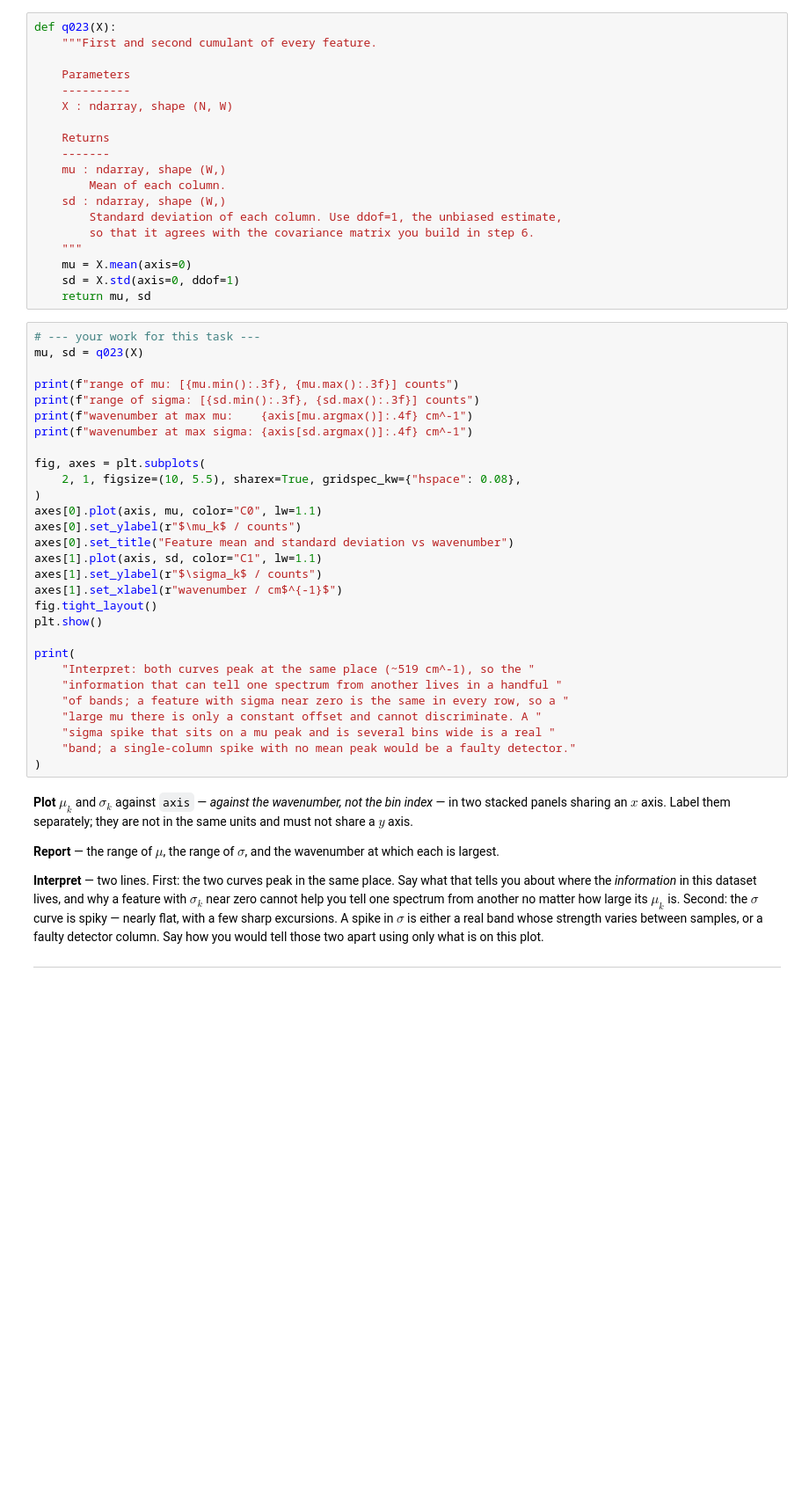
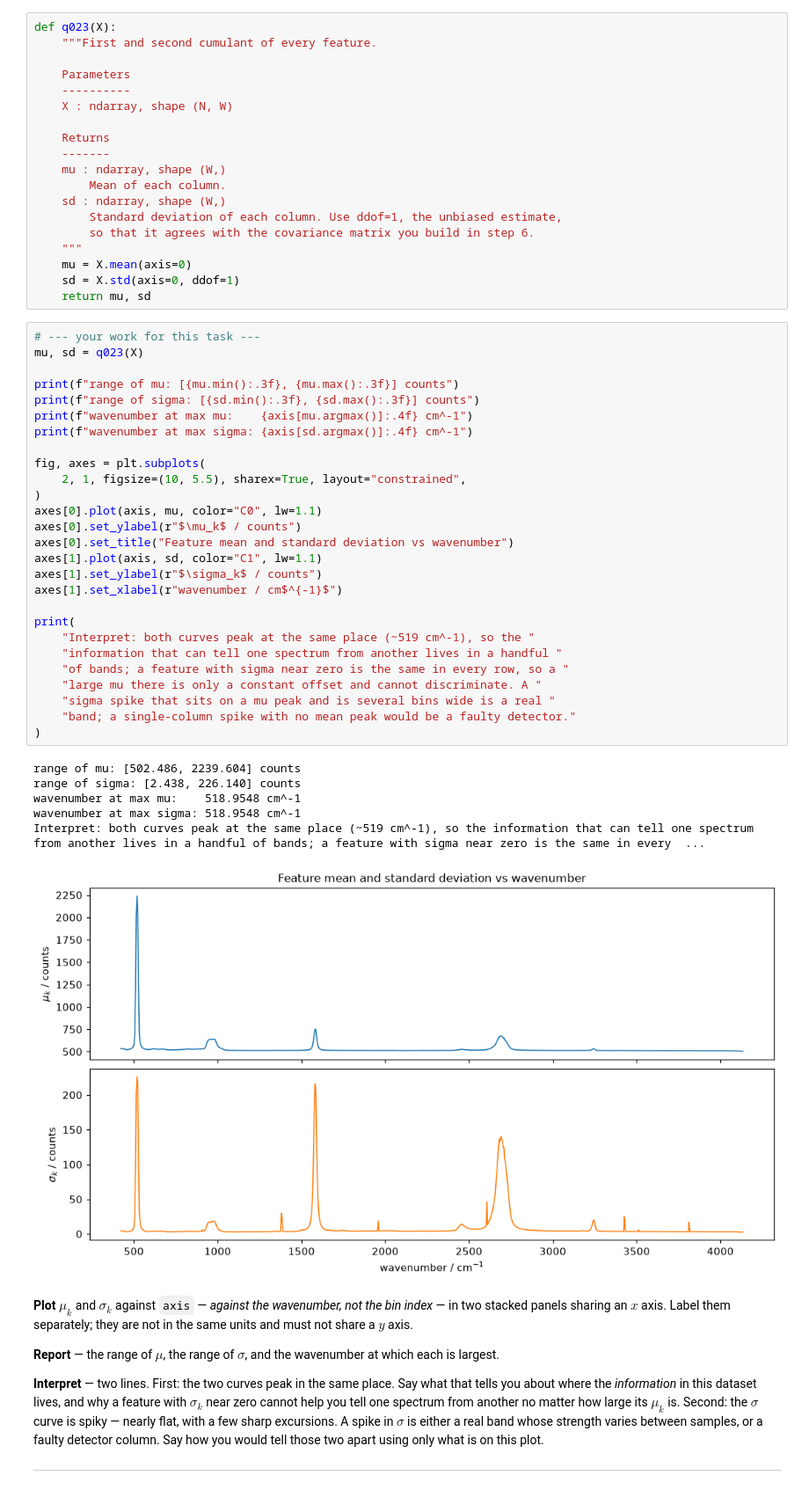
Before and after one commit to Ala-Tang/NUS_AI4S, a Jupyter notebook: AIS5102/B1W2_template.ipynb, the cells around one changed output. Shown at 88% size. Cells and saved outputs as stored; diff of their text form; blank space fills up the shorter version.

```diff
--- a/AIS5102/B1W2_template.ipynb
+++ b/AIS5102/B1W2_template.ipynb
@@ -244,32 +251,37 @@ def q023(X):
 # %%
 # --- your work for this task ---
 mu, sd = q023(X)
 
 print(f"range of mu: [{mu.min():.3f}, {mu.max():.3f}] counts")
 print(f"range of sigma: [{sd.min():.3f}, {sd.max():.3f}] counts")
 print(f"wavenumber at max mu:    {axis[mu.argmax()]:.4f} cm^-1")
 print(f"wavenumber at max sigma: {axis[sd.argmax()]:.4f} cm^-1")
 
 fig, axes = plt.subplots(
-    2, 1, figsize=(10, 5.5), sharex=True, gridspec_kw={"hspace": 0.08},
+    2, 1, figsize=(10, 5.5), sharex=True, layout="constrained",
 )
 axes[0].plot(axis, mu, color="C0", lw=1.1)
 axes[0].set_ylabel(r"$\mu_k$ / counts")
 axes[0].set_title("Feature mean and standard deviation vs wavenumber")
 axes[1].plot(axis, sd, color="C1", lw=1.1)
 axes[1].set_ylabel(r"$\sigma_k$ / counts")
 axes[1].set_xlabel(r"wavenumber / cm$^{-1}$")
-fig.tight_layout()
-plt.show()
 
 print(
     "Interpret: both curves peak at the same place (~519 cm^-1), so the "
     "information that can tell one spectrum from another lives in a handful "
     "of bands; a feature with sigma near zero is the same in every row, so a "
     "large mu there is only a constant offset and cannot discriminate. A "
     "sigma spike that sits on a mu peak and is several bins wide is a real "
     "band; a single-column spike with no mean peak would be a faulty detector."
 )
+# %% [output]
+range of mu: [502.486, 2239.604] counts
+range of sigma: [2.438, 226.140] counts
+wavenumber at max mu:    518.9548 cm^-1
+wavenumber at max sigma: 518.9548 cm^-1
+Interpret: both curves peak at the same place (~519 cm^-1), so the information that can tell one spectrum from another lives in a handful of bands; a feature with sigma near zero is the same in every  ...
+[figure, added]
 # %% [markdown]
 **Plot** $\mu_k$ and $\sigma_k$ against `axis` — *against the wavenumber, not the bin index* — in
 two stacked panels sharing an $x$ axis. Label them separately; they are not in the same units and
```
Also changed, not shown: parts of 11 cells of this notebook.
